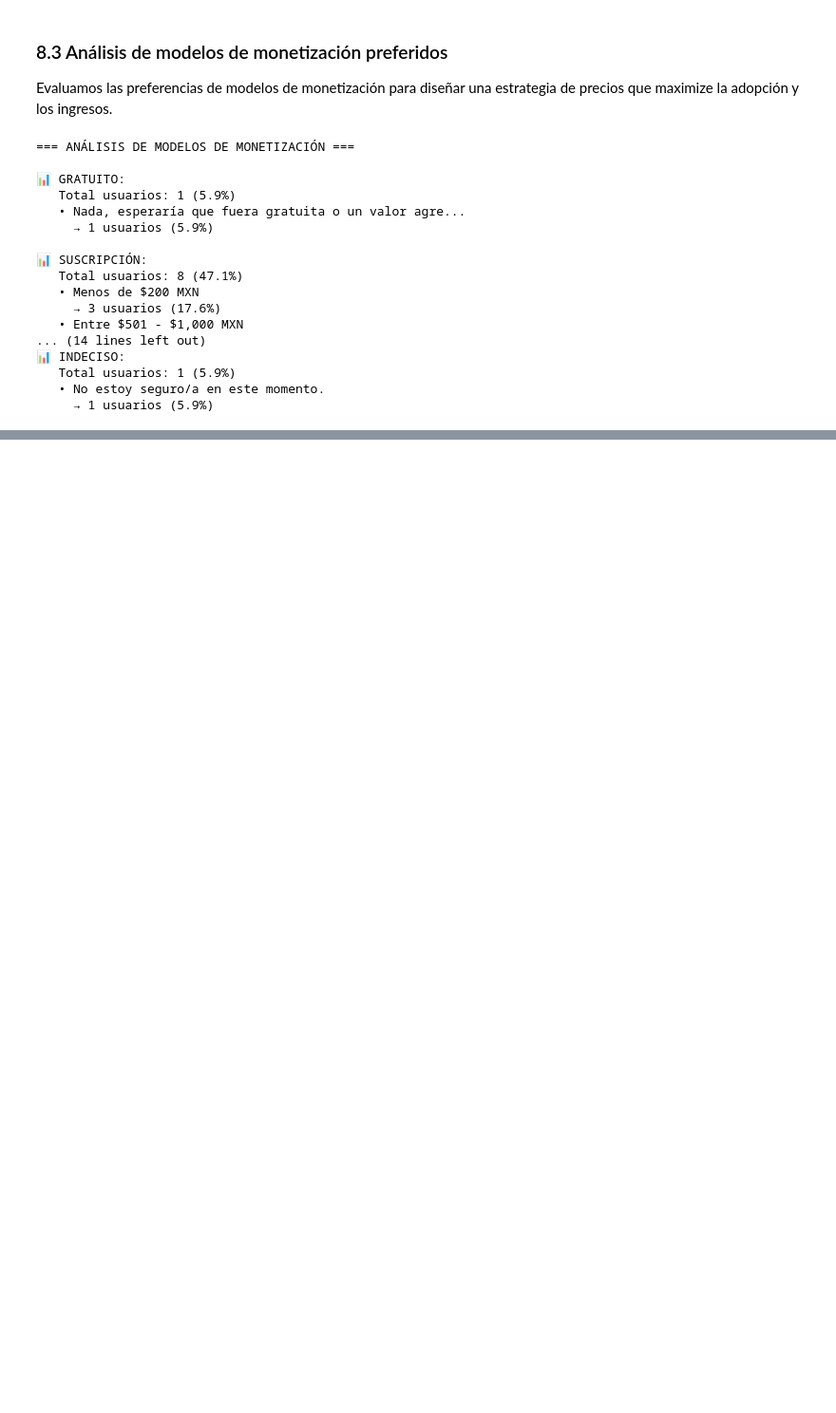
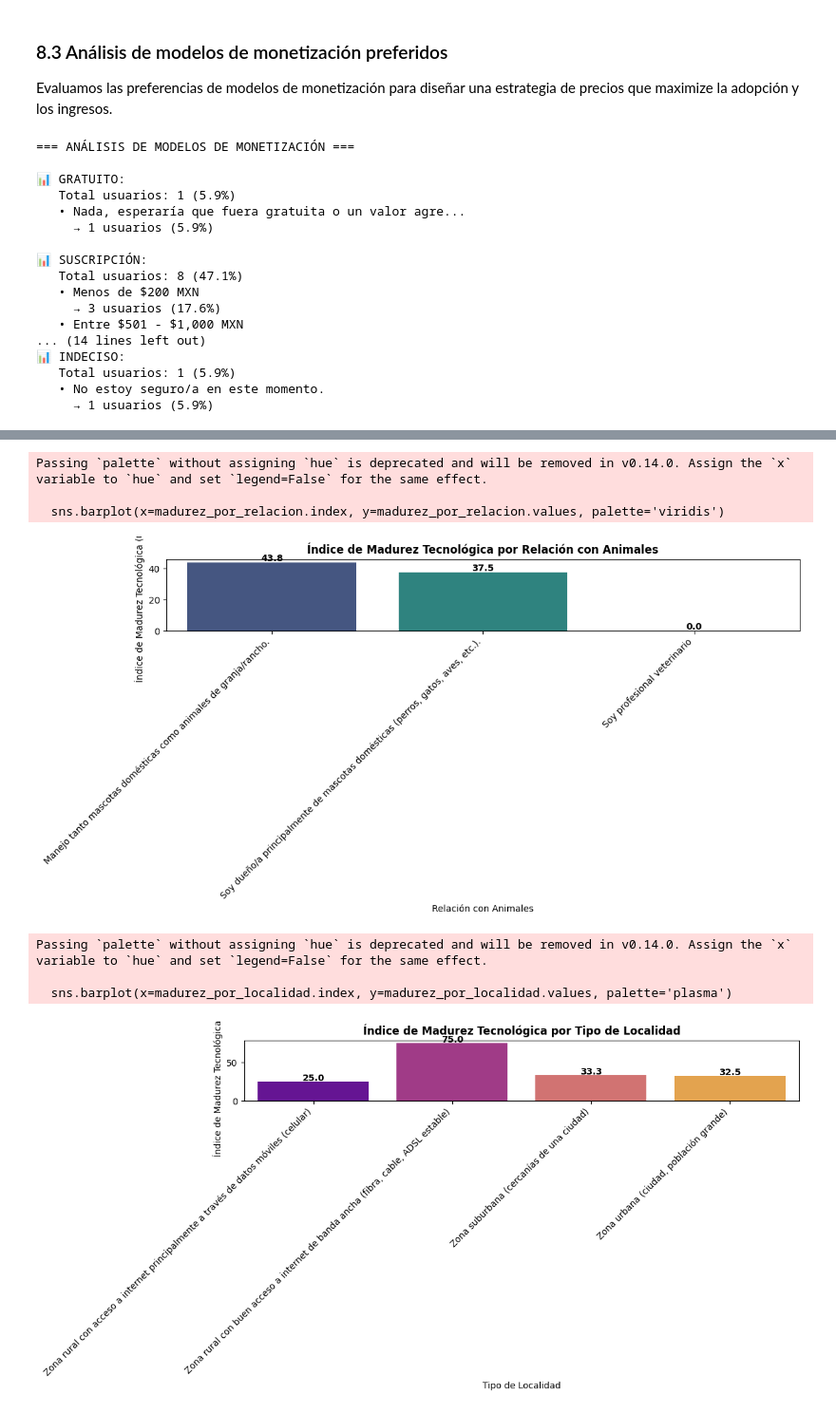
Before and after one commit to betooxx-dev/md-vetzoone, a Jupyter notebook: notebook_main.ipynb, the cells around one changed output, grey strips where cells are left out. Shown at 95% size. Drawn from its saved outputs; the diff is of its cells as text; code cells hidden in the pictures; blank space fills up the shorter version.

```diff
--- a/notebook_main.ipynb
+++ b/notebook_main.ipynb
@@ -1528,0 +1722,57 @@ for categoria, modelos in modelos_categorizados.items():
+# %%
+print("=== ADOPCIÓN TECNOLÓGICA POR SEGMENTOS ===\n")
+
+adopcion_por_relacion = pd.crosstab(
+    df['relacion_animales'],
+    df['nivel_adopcion_cat'],
+    normalize='index'
+) * 100
+
+print("Nivel de adopción tecnológica por relación con animales (%):")
+print(adopcion_por_relacion.round(1))
+
+madurez_por_relacion = df.groupby('relacion_animales')['indice_madurez_tecnologica'].mean()
+print("\nÍndice de madurez tecnológica promedio por tipo de relación:")
+for relacion, indice in madurez_por_relacion.items():
+    print(f"• {relacion}: {indice:.1f}/100")
+
+adopcion_por_localidad = pd.crosstab(
+    df['tipo_localidad'],
+    df['nivel_adopcion_cat'],
+    normalize='index'
+) * 100
+
+print("\nNivel de adopción tecnológica por tipo de localidad (%):")
+print(adopcion_por_localidad.round(1))
+
+madurez_por_localidad = df.groupby('tipo_localidad')['indice_madurez_tecnologica'].mean()
+print("\nÍndice de madurez tecnológica promedio por tipo de localidad:")
+for localidad, indice in madurez_por_localidad.items():
+    print(f"• {localidad}: {indice:.1f}/100")
+
+plt.figure(figsize=(12, 6))
+sns.barplot(x=madurez_por_relacion.index, y=madurez_por_relacion.values, palette='viridis')
+plt.title('Índice de Madurez Tecnológica por Relación con Animales', fontweight='bold')
+plt.xlabel('Relación con Animales')
+plt.ylabel('Índice de Madurez Tecnológica (0-100)')
+plt.xticks(rotation=45, ha='right')
+
+for i, v in enumerate(madurez_por_relacion.values):
+    plt.text(i, v + 1, f"{v:.1f}", ha='center', fontweight='bold')
+
+plt.tight_layout()
+plt.show()
+
+plt.figure(figsize=(12, 6))
+sns.barplot(x=madurez_por_localidad.index, y=madurez_por_localidad.values, palette='plasma')
+plt.title('Índice de Madurez Tecnológica por Tipo de Localidad', fontweight='bold')
+plt.xlabel('Tipo de Localidad')
+plt.ylabel('Índice de Madurez Tecnológica (0-100)')
+plt.xticks(rotation=45, ha='right')
+
+for i, v in enumerate(madurez_por_localidad.values):
+    plt.text(i, v + 1, f"{v:.1f}", ha='center', fontweight='bold')
+
+plt.tight_layout()
+plt.show()
+# %% [output]
@@ -1528,0 +1796,8 @@ for categoria, modelos in modelos_categorizados.items():
+Passing `palette` without assigning `hue` is deprecated and will be removed in v0.14.0. Assign the `x` variable to `hue` and set `legend=False` for the same effect.
+
+  sns.barplot(x=madurez_por_relacion.index, y=madurez_por_relacion.values, palette='viridis')
+[figure, added]
+Passing `palette` without assigning `hue` is deprecated and will be removed in v0.14.0. Assign the `x` variable to `hue` and set `legend=False` for the same effect.
+
+  sns.barplot(x=madurez_por_localidad.index, y=madurez_por_localidad.values, palette='plasma')
+[figure, added]
```
Also changed, not shown: parts of 12 cells of this notebook, 1 other file.
